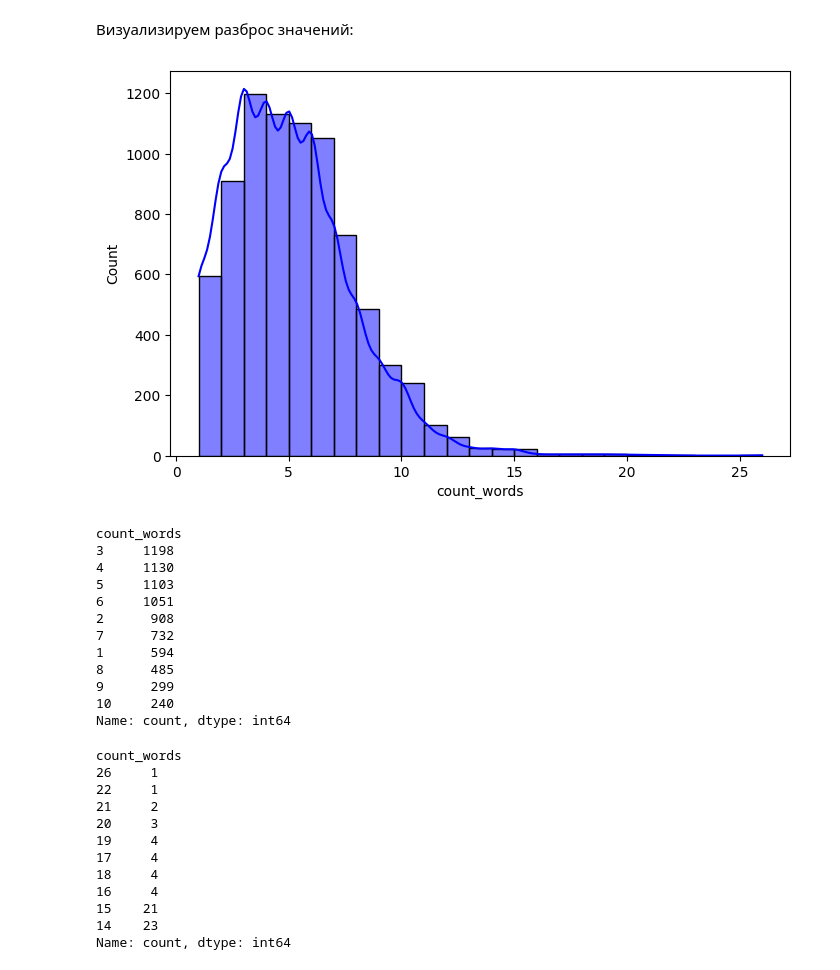
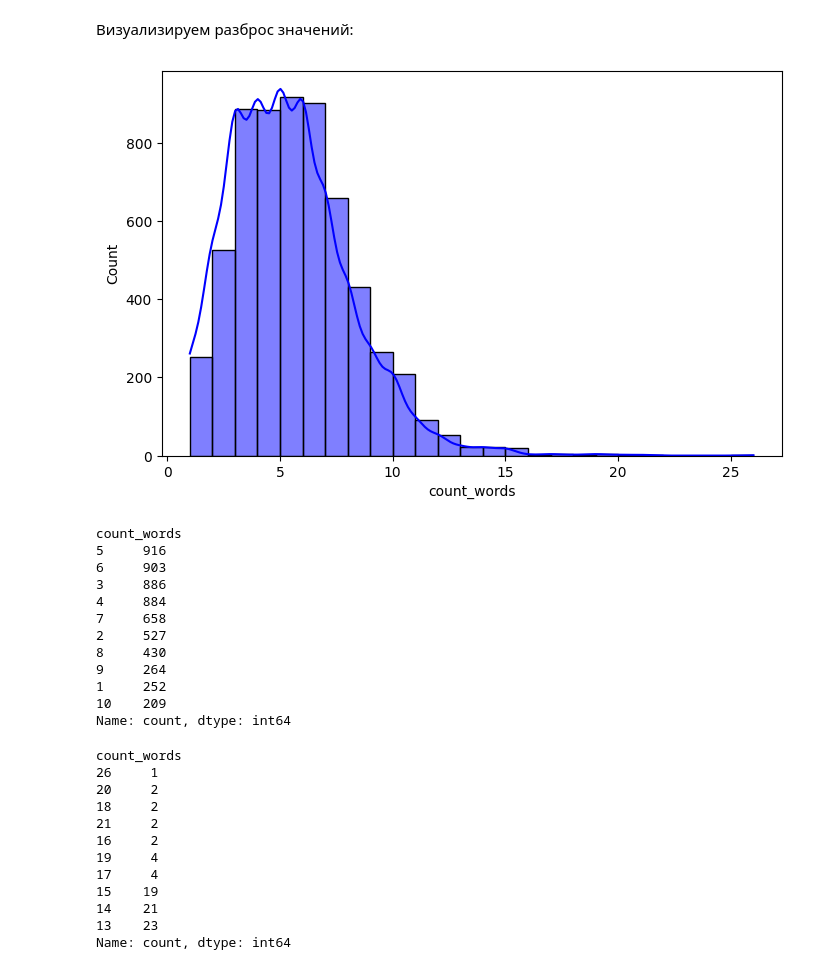
Before and after one commit to sollltit/tts1, a Jupyter notebook: Module_A/Module_A.ipynb, the cells around one changed output. Cells and saved outputs as stored; diff of their text form; code cells hidden in the pictures.

```diff
--- a/Module_A/Module_A.ipynb
+++ b/Module_A/Module_A.ipynb
@@ -508,0 +704,5 @@ Name: duration, dtype: float64
+# %%
+%%time
+for i in range(len(df_sb)):
+    print(i)
+    noise_values.append(get_sf(df_sb['audio_array'].iloc[i]))
@@ -509,2 +853,4 @@ Name: duration, dtype: float64
 # %% [markdown]
 #### Математический анализ данных
+# %%
+df_mad = pd.read_csv('df_sb3.csv', sep = '|')
@@ -511,8 +866,8 @@ Name: duration, dtype: float64
 # %%
 all_word_list = [] # список для подсчёта количества слов в тексте
 # %%
-for i in range(len(df_sb)):
-    txt = df_sb['text'].iloc[i]
+for i in range(len(df_mad)):
+    txt = df_mad['text'].iloc[i]
     count = 0
     for word in txt.split():
         count += 1
@@ -524,4 +879,4 @@ print(len(all_word_list))
 # %%
-df_sb['count_words'] = all_word_list
-df_sb
+df_mad['count_words'] = all_word_list
+df_mad
 # %% [output]
@@ -556,39 +911,39 @@ Name: count_words, dtype: float64
 Визуализируем разброс значений:
 # %%
 plt.figure(figsize=(8, 5))
-sns.histplot(df_sb['count_words'], kde=True, bins = 25,color = 'blue')
+sns.histplot(df_mad['count_words'], kde=True, bins = 25,color = 'blue')
 plt.show()
 # %% [output]
-[figure, old version]
+[figure, new version]
 # %%
-df_sb['count_words'].value_counts().nlargest(10)
+df_mad['count_words'].value_counts().nlargest(10)
 # %% [output]
 count_words
-3     1198
-4     1130
-5     1103
-6     1051
-2      908
-7      732
-1      594
-8      485
-9      299
-10     240
+5     916
+6     903
+3     886
+4     884
+7     658
+2     527
+8     430
+9     264
+1     252
+10    209
 Name: count, dtype: int64
 # %%
-df_sb['count_words'].value_counts().nsmallest(10)
+df_mad['count_words'].value_counts().nsmallest(10)
 # %% [output]
 count_words
 26     1
-22     1
+20     2
+18     2
 21     2
-20     3
+16     2
 19     4
 17     4
-18     4
-16     4
-15    21
-14    23
+15    19
+14    21
+13    23
 Name: count, dtype: int64
 # %%
 plt.figure(figsize=(8, 5))
```
Also changed, not shown: parts of 54 cells of this notebook, 3 other files.
